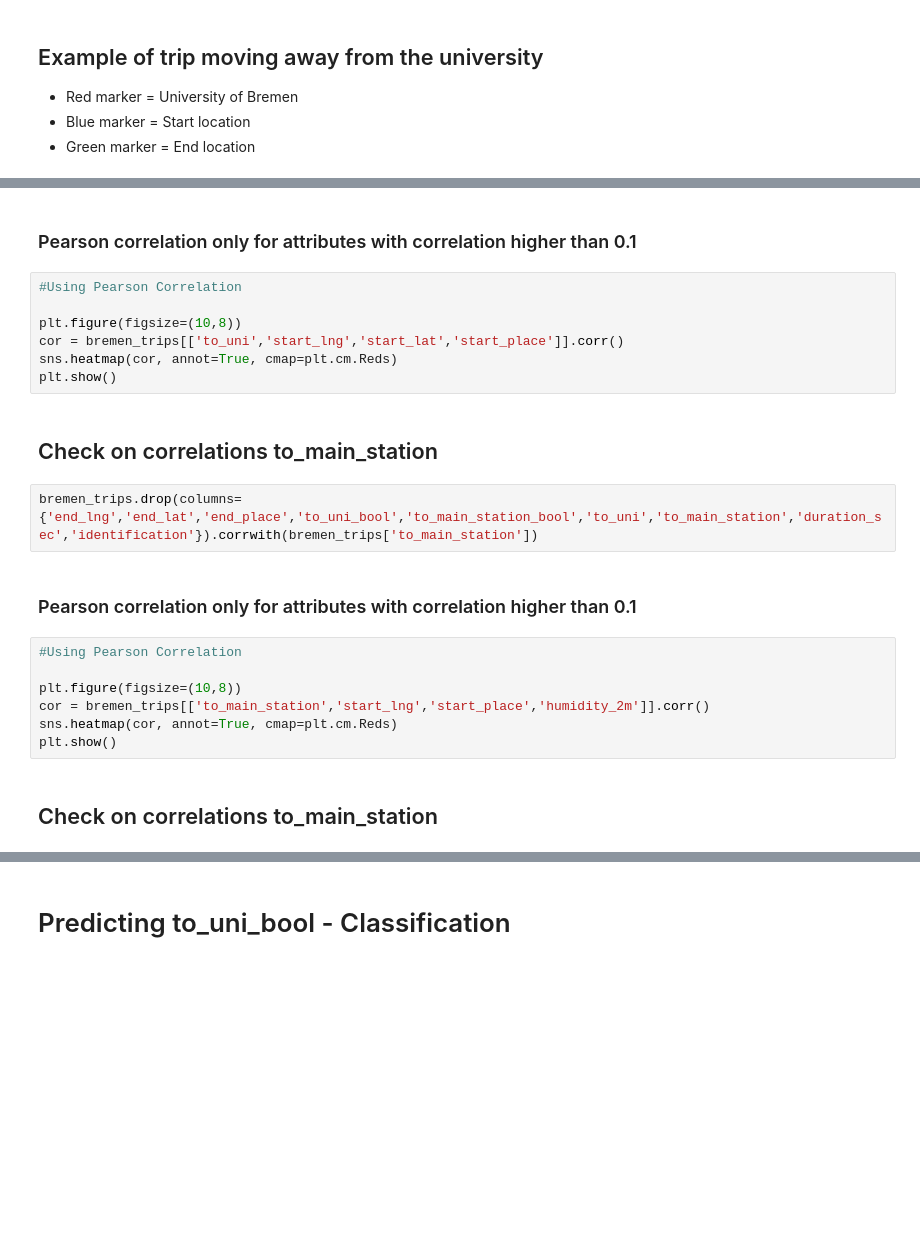
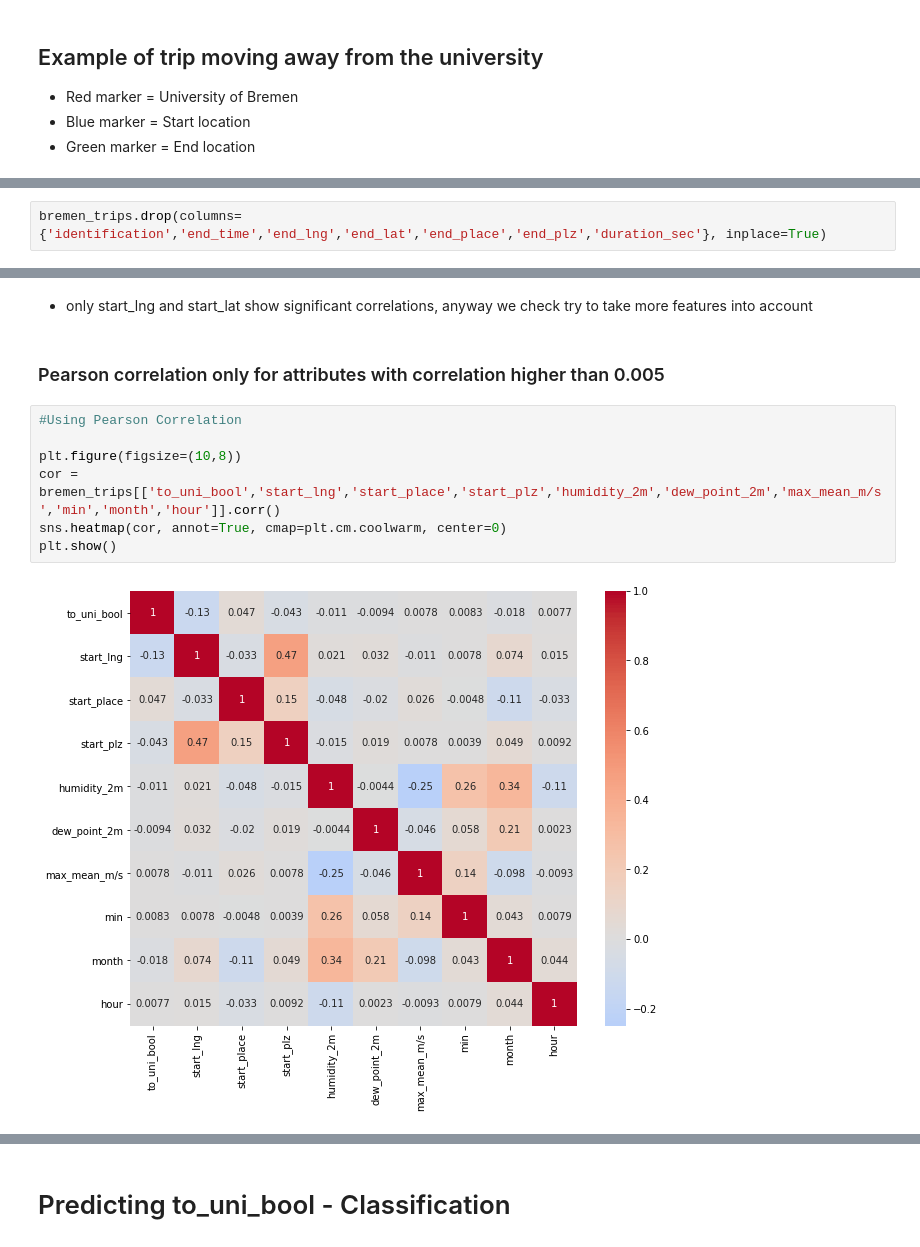
Before and after one commit to janiksudo/PDS_Project, a Jupyter notebook: notebooks/#8_predict_trip_direction.ipynb, the cells around one changed output, grey strips where cells are left out. Saved outputs shown, nothing was run; the diff lists cells and outputs as text; blank space fills up the shorter version.

Commit message:
#8 Adjust to current state of trips data and cleaning up the code.

```diff
--- a/notebooks/#8_predict_trip_direction.ipynb
+++ b/notebooks/#8_predict_trip_direction.ipynb
@@ -162,0 +200,2 @@ bremen_trips.sample(3)
+# %%
+bremen_trips.drop(columns={'identification','end_time','end_lng','end_lat','end_place','end_plz','duration_sec'}, inplace=True)
@@ -167,24 +229,13 @@ bremen_trips.drop(columns={'end_lng','end_lat','end_place','to_uni','to_uni_bool
+# %% [markdown]
+- only start_lng and start_lat show significant correlations, anyway we check try to take more features into account
 # %% [markdown]
-### Pearson correlation only for attributes with correlation higher than 0.1
+### Pearson correlation only for attributes with correlation higher than 0.005
 # %%
 #Using Pearson Correlation
 
 plt.figure(figsize=(10,8))
-cor = bremen_trips[['to_uni','start_lng','start_lat','start_place']].corr()
-sns.heatmap(cor, annot=True, cmap=plt.cm.Reds)
+cor = bremen_trips[['to_uni_bool','start_lng','start_place','start_plz','humidity_2m','dew_point_2m','max_mean_m/s','min','month','hour']].corr()
+sns.heatmap(cor, annot=True, cmap=plt.cm.coolwarm, center=0)
 plt.show()
+# %% [output]
+[figure, added]
-# %% [markdown]
-## Check on correlations to_main_station
-# %%
-bremen_trips.drop(columns={'end_lng','end_lat','end_place','to_uni_bool','to_main_station_bool','to_uni','to_main_station','duration_sec','identification'}).corrwith(bremen_trips['to_main_station'])
-# %% [markdown]
-### Pearson correlation only for attributes with correlation higher than 0.1
-# %%
-#Using Pearson Correlation
-
-plt.figure(figsize=(10,8))
-cor = bremen_trips[['to_main_station','start_lng','start_place','humidity_2m']].corr()
-sns.heatmap(cor, annot=True, cmap=plt.cm.Reds)
-plt.show()
-# %% [markdown]
-## Check on correlations to_main_station
```
Also changed, not shown: parts of 56 cells of this notebook, 1 other file.
